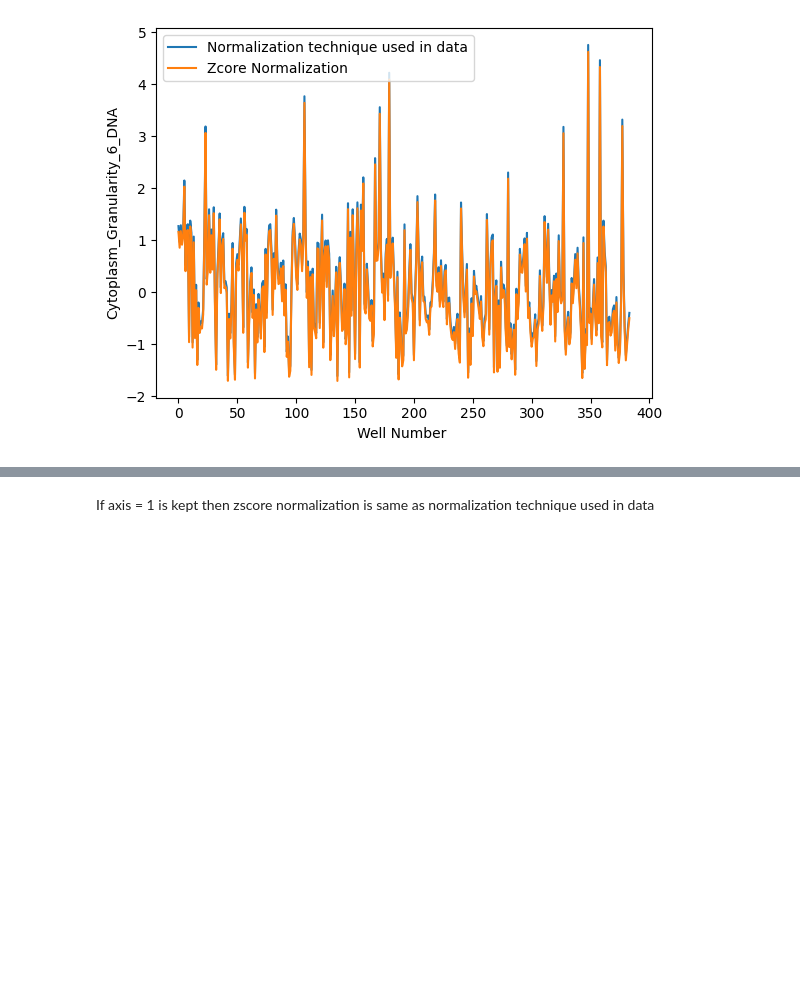
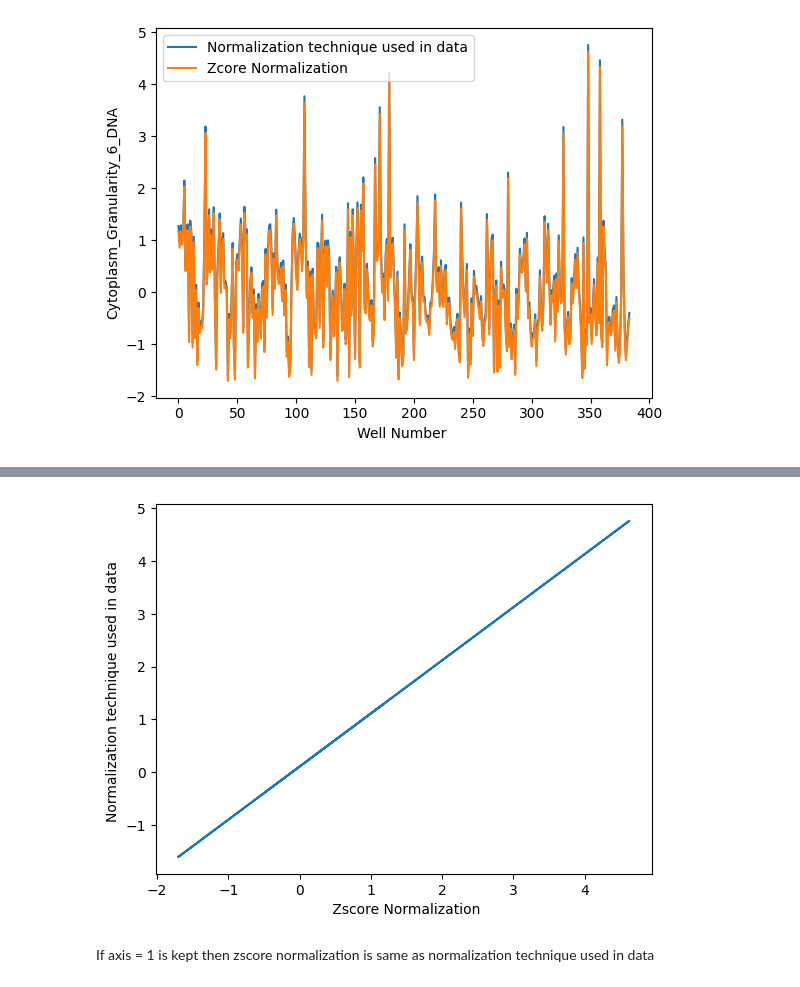
Before and after one commit to BharathiVeerasankar/Exploring-High-dimensional-Cell-painting-data, a Jupyter notebook: zscore.ipynb, the cells around one changed output, grey strips where cells are left out. Saved outputs shown, nothing was run; the diff lists cells and outputs as text; code cells hidden in the pictures; blank space fills up the shorter version.

```diff
--- a/zscore.ipynb
+++ b/zscore.ipynb
@@ -154,3 +178,11 @@ plt.show()
+# %%
+plt.plot(zscore, df_normalized)
+plt.xlabel(' Zscore Normalization')
+plt.ylabel('Normalization technique used in data ')
+
+plt.show()
+# %% [output]
+[figure, added]
 # %% [markdown]
 If axis = 1 is kept then zscore normalization is same as normalization technique used in data
 # %% [markdown]
```
Also changed, not shown: parts of 5 cells of this notebook.
